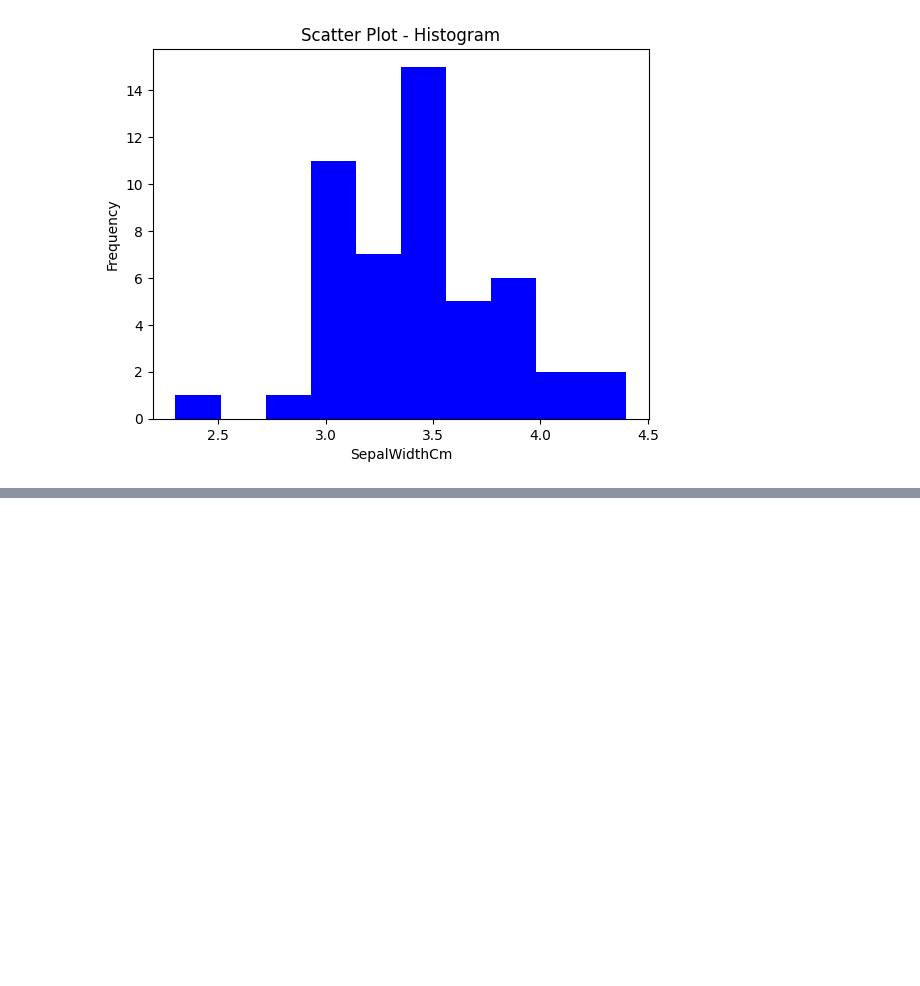
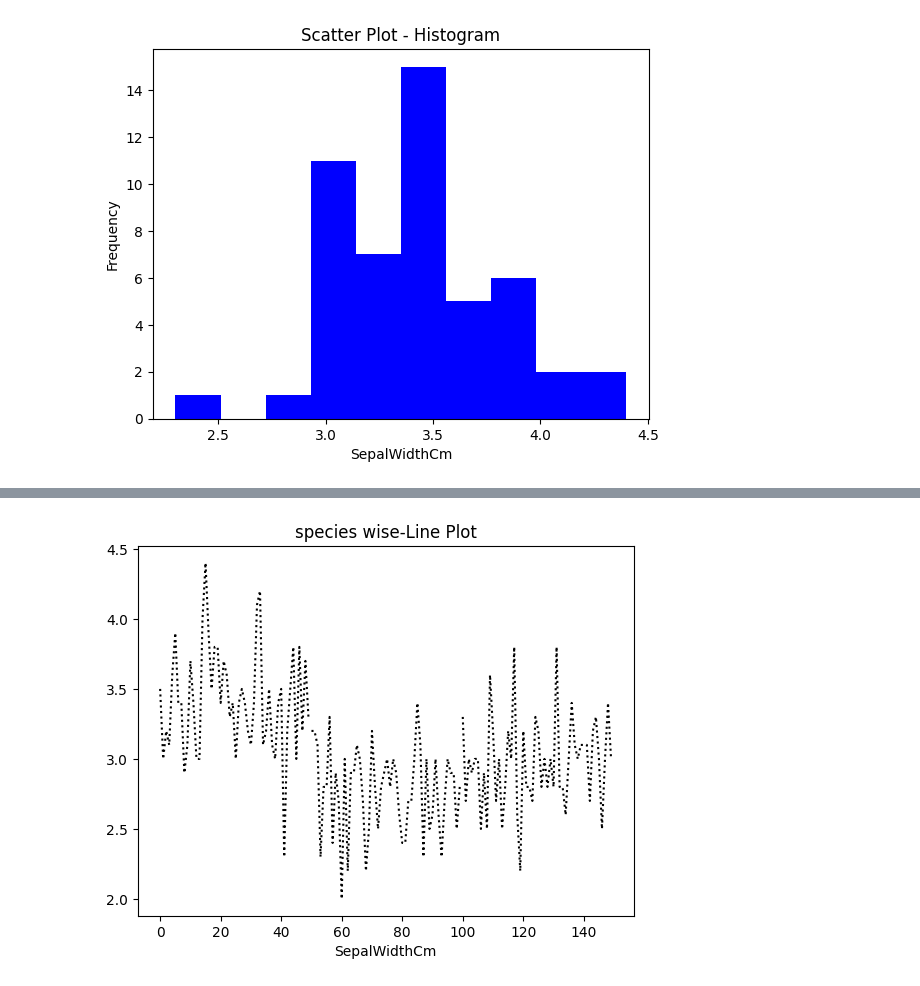
Before and after one commit to naveenjohn942-prog/python_prac, a Jupyter notebook: mat_plot.ipynb, the cells around one changed output, grey strips where cells are left out. Cells and saved outputs as stored; diff of their text form; code cells hidden in the pictures; blank space fills up the shorter version.

```diff
--- a/mat_plot.ipynb
+++ b/mat_plot.ipynb
@@ -83,0 +102,11 @@ plt.show()
+# %%
+#line plot - species wise
+
+setosa["SepalWidthCm"].plot(kind="line",label='setosa',color='black',linewidth='1.5',ls=':')
+versicolor["SepalWidthCm"].plot(kind="line",label='setosa',color='black',linewidth='1.5',ls=':')
+virginica["SepalWidthCm"].plot(kind="line",label='setosa',color='black',linewidth='1.5',ls=':')
+plt.title('species wise-Line Plot')
+plt.xlabel('SepalWidthCm')
+plt.show()
+# %% [output]
+[figure, added]
```
Also changed, not shown: parts of 5 cells of this notebook.
